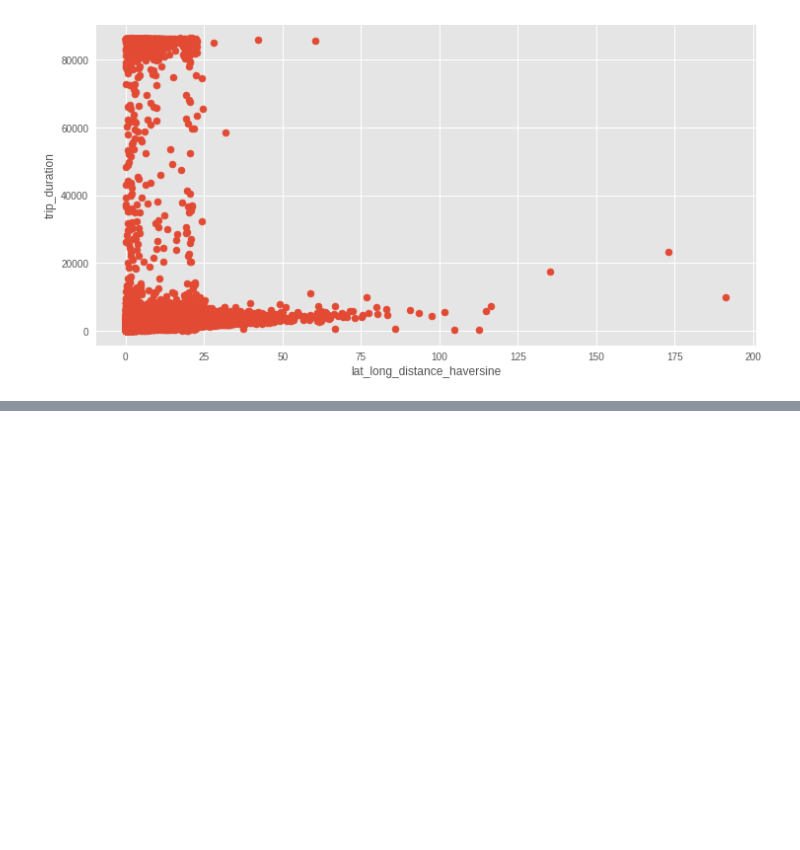
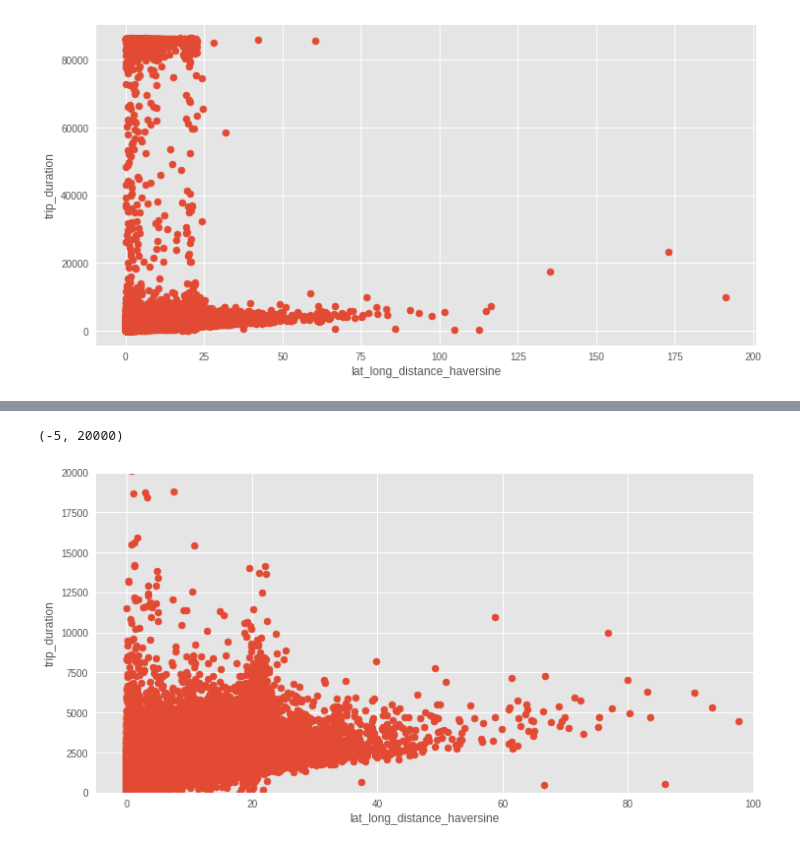
Before and after one commit to SunnyMarkLiu/Kaggle_NYC_Taxi_Trip_Duration, a Jupyter notebook: features/Feature Engineering.ipynb, the cells around one changed output, grey strips where cells are left out. Saved outputs shown, nothing was run; the diff lists cells and outputs as text; code cells hidden in the pictures; blank space fills up the shorter version.

```diff
--- a/features/Feature Engineering.ipynb
+++ b/features/Feature Engineering.ipynb
@@ -202,0 +223,9 @@ plt.ylabel('trip_duration')
+# %%
+plt.scatter(train['lat_long_distance_haversine'], train['trip_duration'])
+plt.xlabel('lat_long_distance_haversine')
+plt.ylabel('trip_duration')
+plt.xlim([-5, 100])
+plt.ylim([-5, 20000])
+# %% [output]
+(-5, 20000)
+[figure, added]
```
Also changed, not shown: parts of 23 cells of this notebook, 2 other files.
